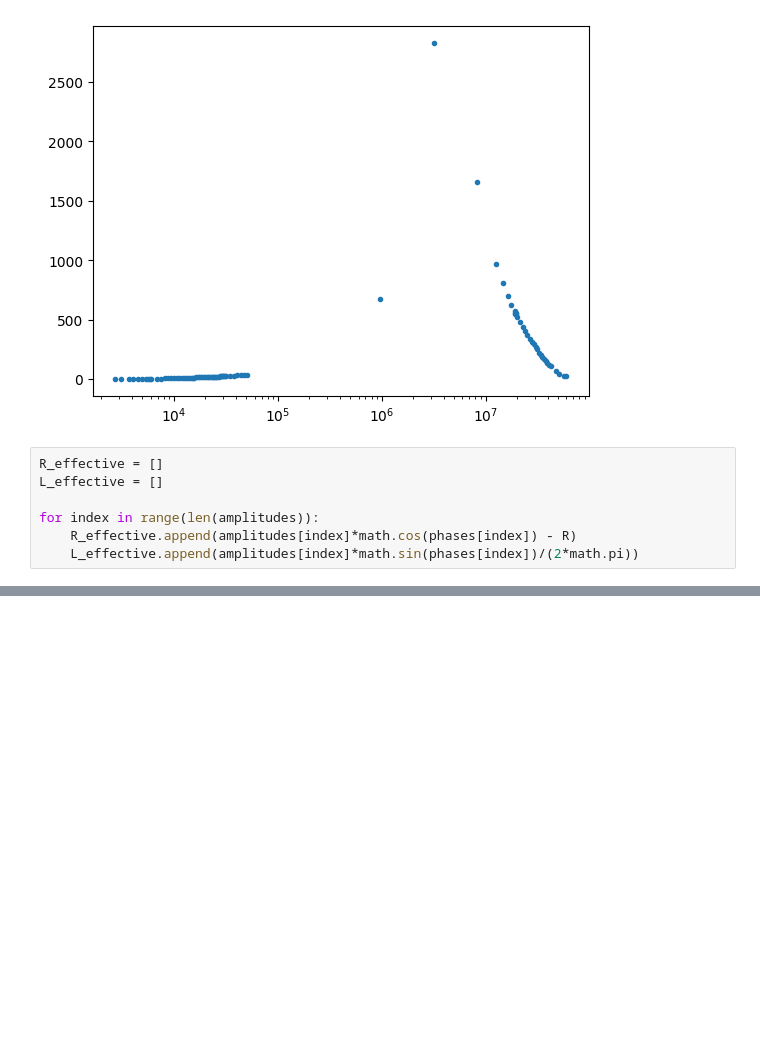
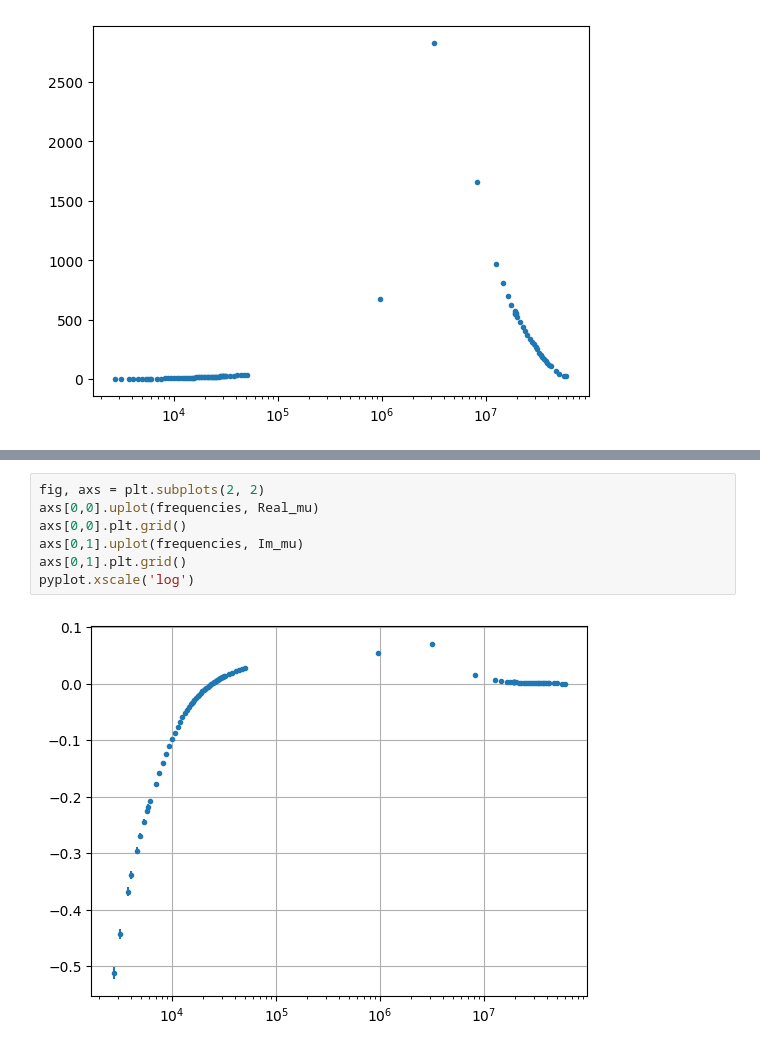
Before and after one commit to nilnil47/Lab-B, a Jupyter notebook: magnetisem/code/pemy.ipynb, the cells around one changed output, grey strips where cells are left out. Cells and saved outputs as stored; diff of their text form; blank space fills up the shorter version.

```diff
--- a/magnetisem/code/pemy.ipynb
+++ b/magnetisem/code/pemy.ipynb
@@ -146,10 +154,3 @@ plt.semilogx(frequencies, amplitudes, '.')
 # %% [output]
 [<matplotlib.lines.Line2D at 0x...>]
 [figure]
-# %%
-R_effective = []
-L_effective = []
-
-for index in range(len(amplitudes)):
-    R_effective.append(amplitudes[index]*math.cos(phases[index]) - R)
-    L_effective.append(amplitudes[index]*math.sin(phases[index])/(2*math.pi))
@@ -163,0 +186,9 @@ for index in range(len(R_effective)):
+# %%
+fig, axs = plt.subplots(2, 2)
+axs[0,0].uplot(frequencies, Real_mu)
+axs[0,0].plt.grid()
+axs[0,1].uplot(frequencies, Im_mu)
+axs[0,1].plt.grid()
+pyplot.xscale('log')
+# %% [output]
+[figure, added]
```
Also changed, not shown: parts of 12 cells of this notebook.
